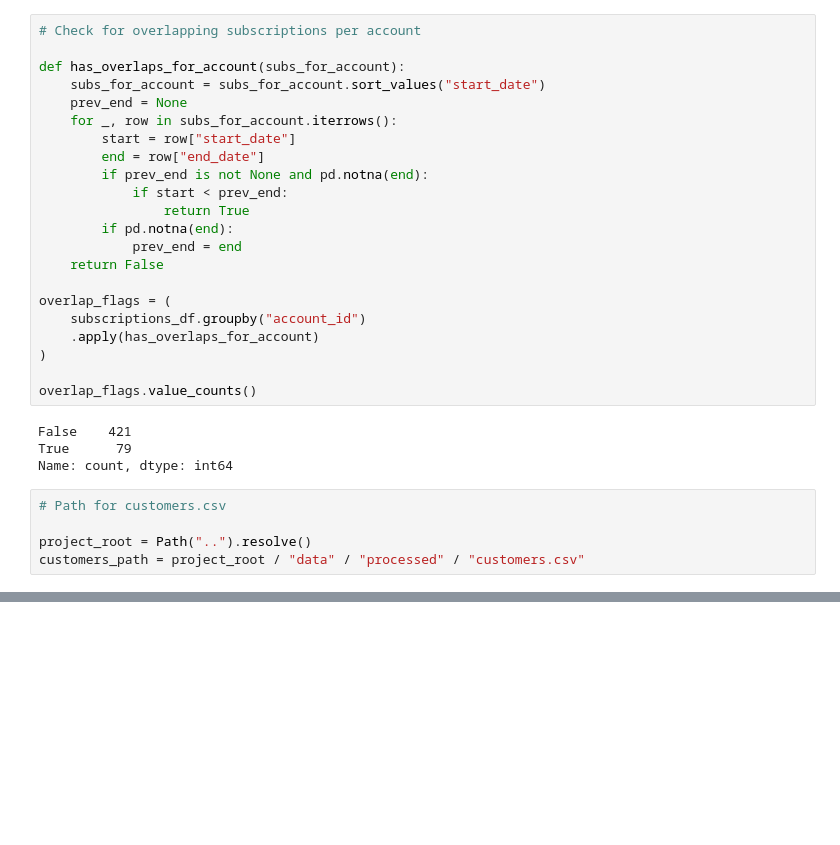
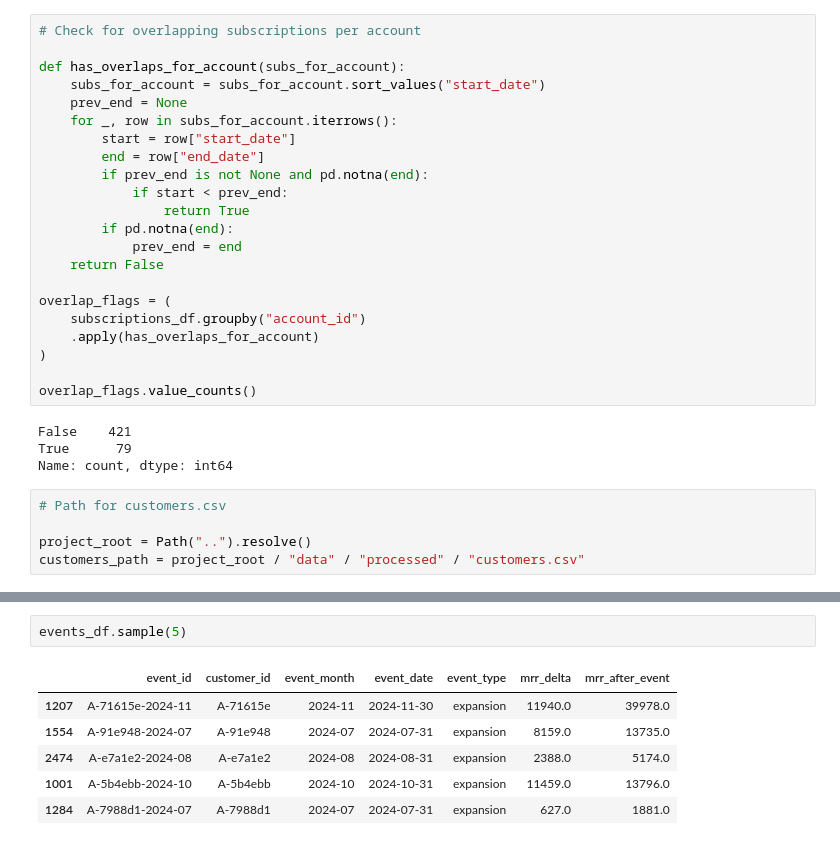
Before and after one commit to umarmk/financial-analyst-copilot, a Jupyter notebook: notebooks/01_eda_raw_data.ipynb, the cells around one changed output, grey strips where cells are left out. Cells and saved outputs as stored; diff of their text form; blank space fills up the shorter version.

```diff
--- a/notebooks/01_eda_raw_data.ipynb
+++ b/notebooks/01_eda_raw_data.ipynb
@@ -270,0 +320,9 @@ customers_df.head()
+# %%
+events_df.sample(5)
+# %% [output]
+|  | event_id | customer_id | event_month | event_date | event_type | mrr_delta | mrr_after_event |
+| 1207 | A-71615e-2024-11 | A-71615e | 2024-11 | 2024-11-30 | expansion | 11940.0 | 39978.0 |
+| 1554 | A-91e948-2024-07 | A-91e948 | 2024-07 | 2024-07-31 | expansion | 8159.0 | 13735.0 |
+| 2474 | A-e7a1e2-2024-08 | A-e7a1e2 | 2024-08 | 2024-08-31 | expansion | 2388.0 | 5174.0 |
+| 1001 | A-5b4ebb-2024-10 | A-5b4ebb | 2024-10 | 2024-10-31 | expansion | 11459.0 | 13796.0 |
+| 1284 | A-7988d1-2024-07 | A-7988d1 | 2024-07 | 2024-07-31 | expansion | 627.0 | 1881.0 |
```
Also changed, not shown: parts of 9 cells of this notebook, 8 other files.
